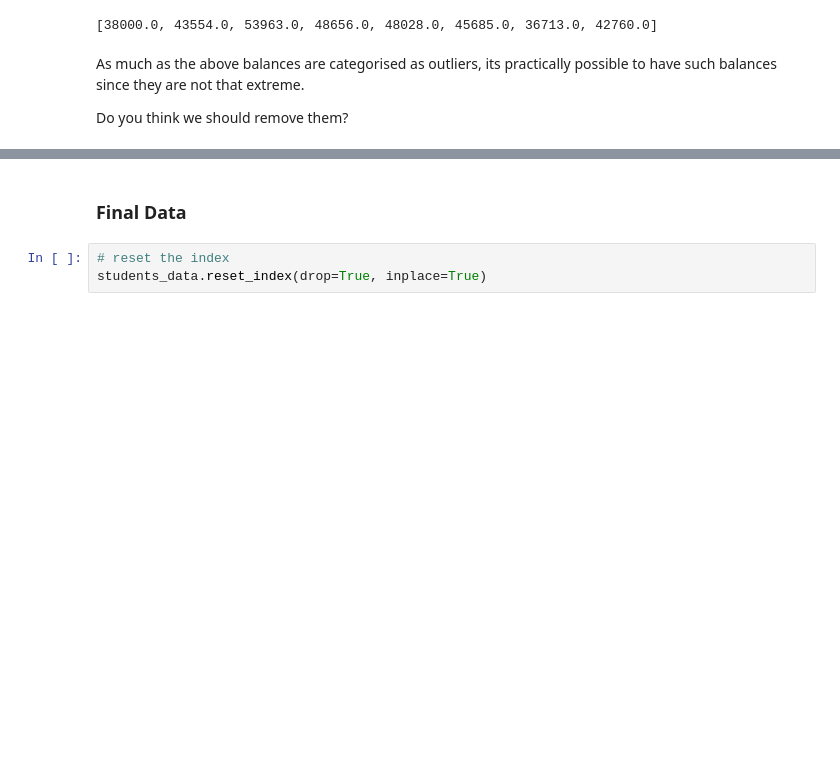
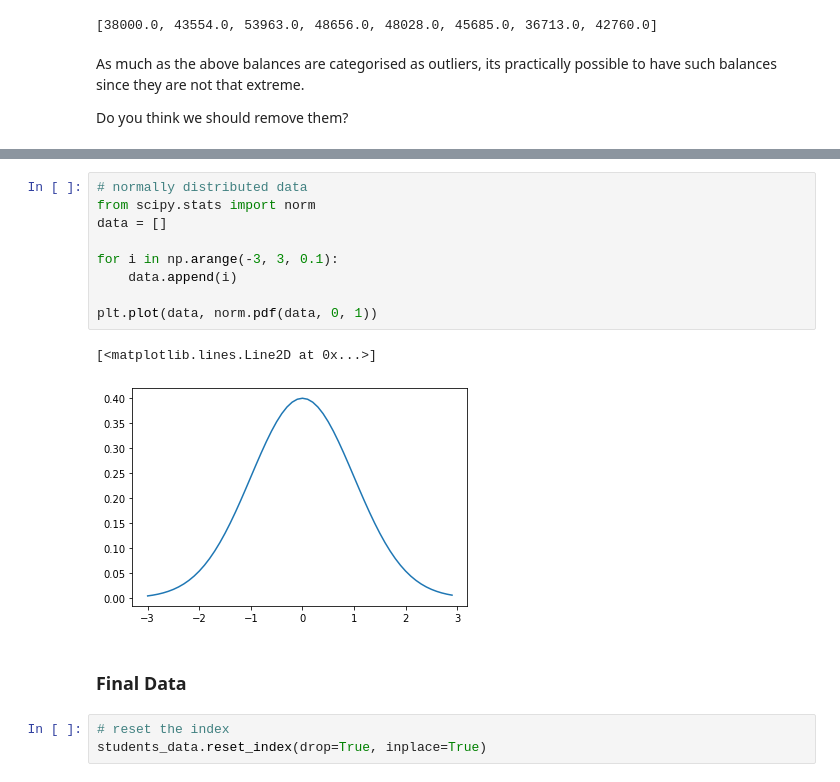
Before and after one commit to raphiqi/ds-phase-1-Data-Cleaning, a Jupyter notebook: Data_Cleaning.ipynb, the cells around one changed output, grey strips where cells are left out. Saved outputs shown, nothing was run; the diff lists cells and outputs as text; blank space fills up the shorter version.

````diff
--- a/Data_Cleaning.ipynb
+++ b/Data_Cleaning.ipynb
@@ -778,6 +817,18 @@ In this scenario, we can determine the quartile from mean and median.
 ```Lower Limit = Q1 - 1.5 * IQR = mean - 2.7 * stdev```
 
 Alternatively, we can use the Z-score, preferably when the data is normally distributed.
+# %%
+# normally distributed data
+from scipy.stats import norm
+data = []
+
+for i in np.arange(-3, 3, 0.1):
+    data.append(i)
+
+plt.plot(data, norm.pdf(data, 0, 1))
+# %% [output]
+[<matplotlib.lines.Line2D at 0x...>]
+[figure, added]
 # %% [markdown]
 ### Final Data
 # %%
````
Also changed, not shown: parts of 10 cells of this notebook.
